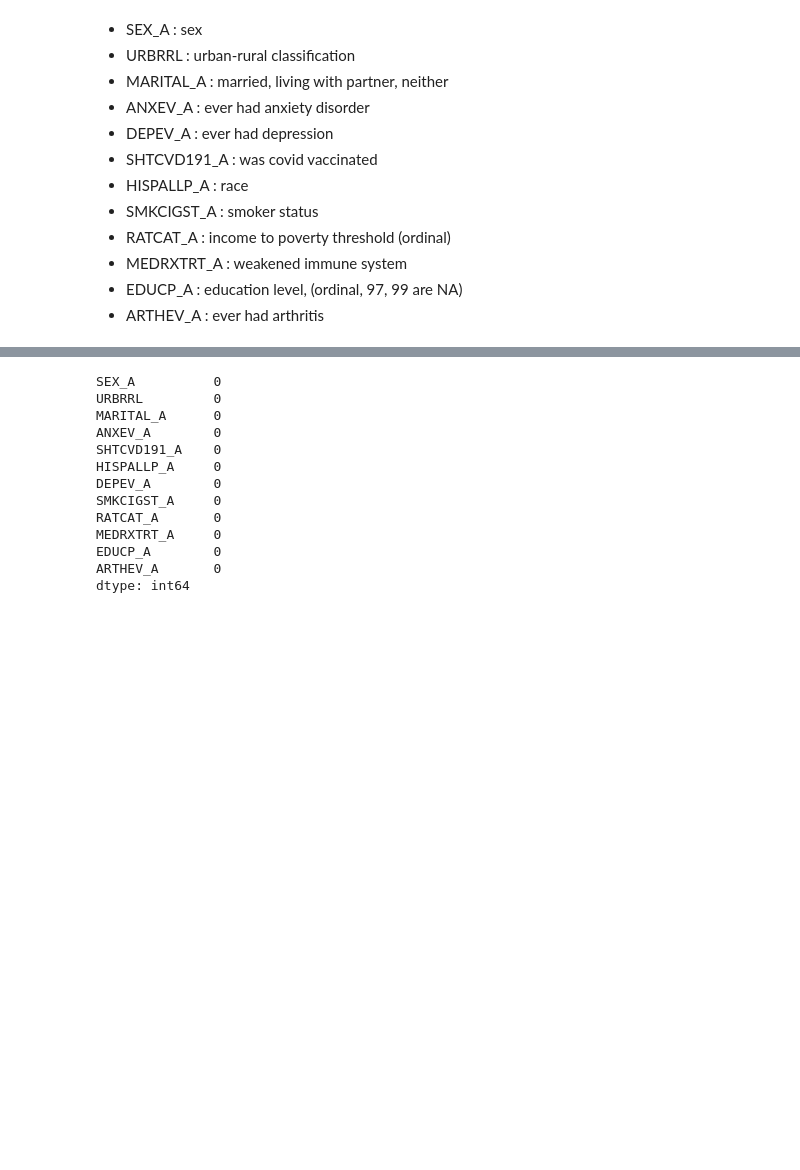
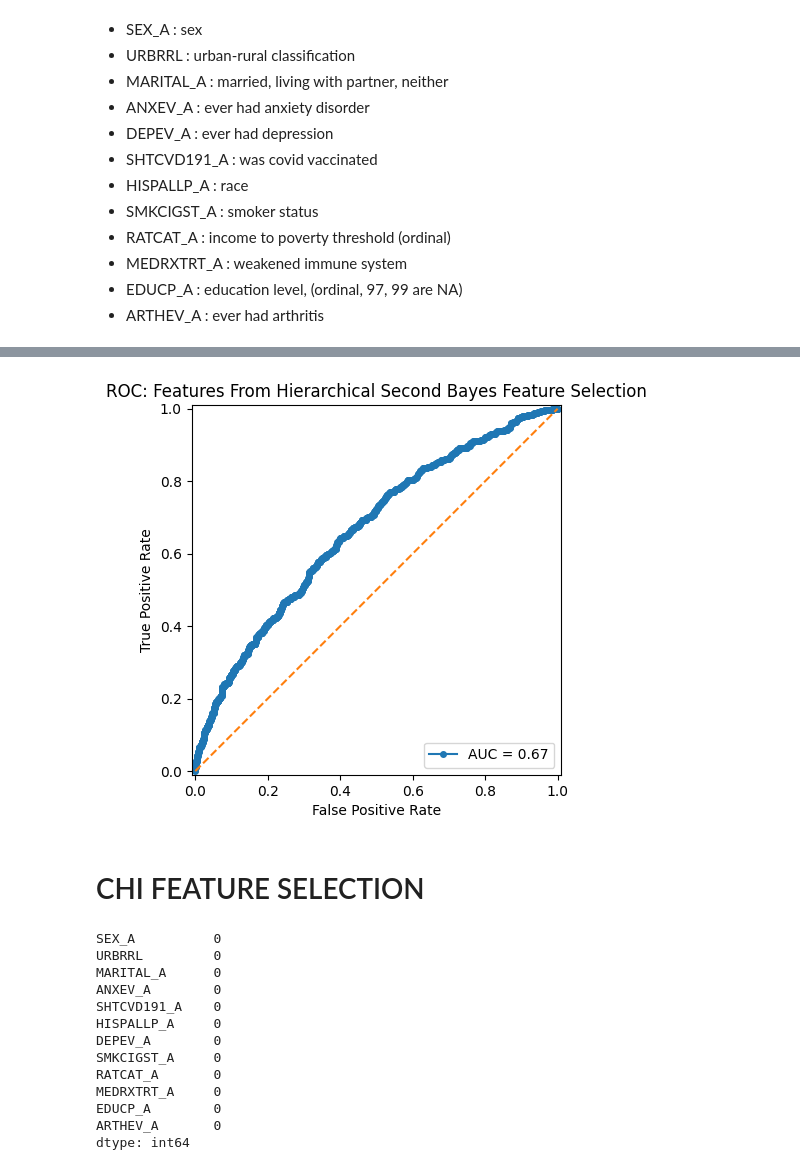
Before and after one commit to kehunter/bayesian-lcovid, a Jupyter notebook: model_testing.ipynb, the cells around one changed output, grey strips where cells are left out. Saved outputs shown, nothing was run; the diff lists cells and outputs as text; code cells hidden in the pictures; blank space fills up the shorter version.

```diff
--- a/model_testing.ipynb
+++ b/model_testing.ipynb
@@ -30,0 +141,4 @@ y_name = 'LONGCOVD1_A'
+# %%
+with bayes2_model:
+    pm.set_data({"X": X_test.values, "y": y_test})
+    idata_bayes2.extend(pm.sample_posterior_predictive(idata_bayes2))
@@ -30,0 +248,4 @@ y_name = 'LONGCOVD1_A'
+# %%
+with hier_bayes2_model:
+    pm.set_data({"X": X_test.values, "y": y_test})
+    idata_hier_bayes2.extend(pm.sample_posterior_predictive(idata_hier_bayes2))
@@ -31,3 +256,13 @@ y_name = 'LONGCOVD1_A'
+# %%
+# ROC for Bayes2 hierarchical model
+p_test_pred_hb2 = idata_hier_bayes2.posterior_predictive["obs"].mean(dim=["chain", "draw"])
+y_test_pred_hb2 = (p_test_pred_hb2 >= 0.5).astype("int").to_numpy()
+
+plot_roc(y_test, p_test_pred_hb2, title="ROC: Features From Hierarchical Second Bayes Feature Selection")
+# %% [output]
+[figure, added]
+# %% [markdown]
+# CHI FEATURE SELECTION
 # %%
 chi_feats = ['SEX_A', 'URBRRL', 'MARITAL_A',
                    'ANXEV_A', 'SHTCVD191_A', 'HISPALLP_A',
```
Also changed, not shown: parts of 17 cells of this notebook, 2 other files.
